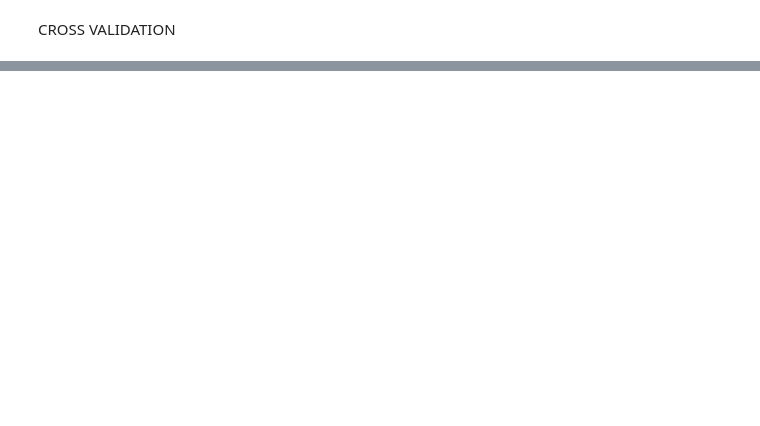
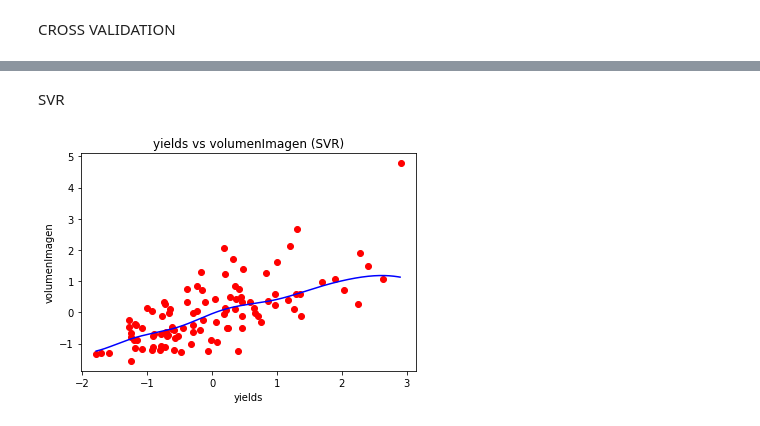
Before and after one commit to julianandres/processingyield, a Jupyter notebook: notas.ipynb, the cells around one changed output, grey strips where cells are left out. Saved outputs shown, nothing was run; the diff lists cells and outputs as text; code cells hidden in the pictures; blank space fills up the shorter version.

```diff
--- a/notas.ipynb
+++ b/notas.ipynb
@@ -243,0 +249,24 @@ volumenImagen  0.70323        1.00000
+# %% [markdown]
+SVR
+# %%
+from sklearn.preprocessing import StandardScaler
+sc_X = StandardScaler()
+sc_y = StandardScaler()
+X = sc_X.fit_transform(dfs.volumenImagen.values.reshape(-1, 1))
+y = sc_y.fit_transform(dfs.yields.values.reshape(-1, 1))
+
+from sklearn.svm import SVR
+regressor = SVR(kernel = 'rbf')
+regressor.fit(X, y)
+
+
+X_grid = np.arange(min(X), max(X), 0.01) #this step required because data is feature scaled.
+X_grid = X_grid.reshape((len(X_grid), 1))
+pyplot.scatter(X, y, color = 'red')
+pyplot.plot(X_grid, regressor.predict(X_grid), color = 'blue')
+pyplot.title('yields vs volumenImagen (SVR)')
+pyplot.xlabel('yields')
+pyplot.ylabel('volumenImagen')
+pyplot.show()
+# %% [output]
+[figure, added]
```
Also changed, not shown: parts of 16 cells of this notebook, 1 other file.
